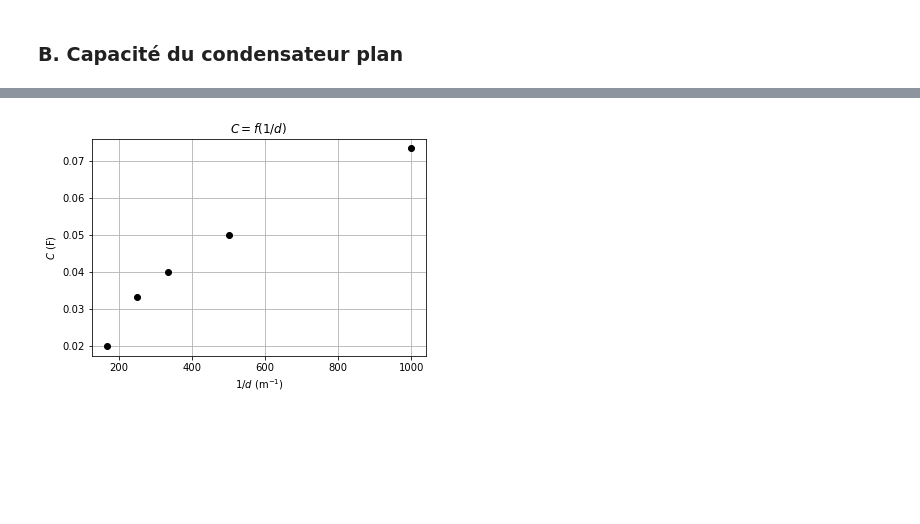
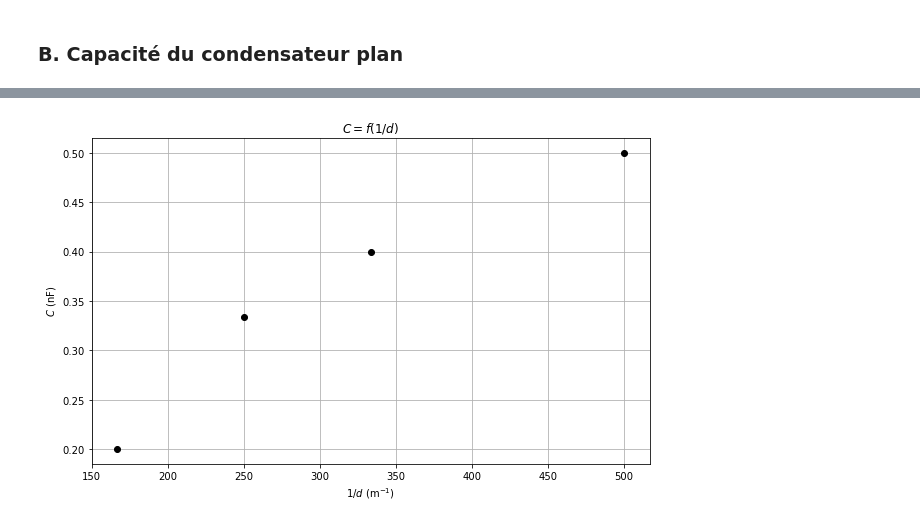
Before and after one commit to kmiloarguello/kmiloarguello.github.io, a Jupyter notebook: phyca/content/LU2PY121/TPS/TP1/TP1.ipynb, the cells around one changed output, grey strips where cells are left out. Cells and saved outputs as stored; diff of their text form; code cells hidden in the pictures; blank space fills up the shorter version.

```diff
--- a/phyca/content/LU2PY121/TPS/TP1/TP1.ipynb
+++ b/phyca/content/LU2PY121/TPS/TP1/TP1.ipynb
@@ -123,18 +135,28 @@ $\displaystyle C = 10.00 \, \text{F}$
 # %%
 # 10.
 Ui = 300 # Volts
 ds = np.array([ 1, 2, 3, 4, 6 ]) / 1000 # m
 Us = np.array([ 2.2, 1.5, 1.2, 1, .6 ]) # Volts
-Qs = alpha_bleu * Us
+
+# On utilise ds[1:] à cause d'un biais dans d = 1 mm
+ds = ds[1:]
+Us = Us[1:]
+
+# Module rouge
+alpha_rouge_c = alpha_rouge * 10 ** -9 # C / V
+Qs = alpha_rouge * Us
+
+# C = Q / U
 Cs = Qs / Ui
 
+plt.figure(figsize=(10,6))
 plt.plot(1/ds, Cs, 'o', color='black')
 plt.xlabel(r'$1/d$ (m$^{-1}$)')
-plt.ylabel(r'$C$ (F)')
+plt.ylabel(r'$C$ (nF)')
 plt.title(r'$C = f(1/d)$')
 plt.grid()
 plt.show()
 # %% [output]
-[figure, old version]
+[figure, new version]
 # %%
 # Modèle
```
Also changed, not shown: parts of 8 cells of this notebook.
